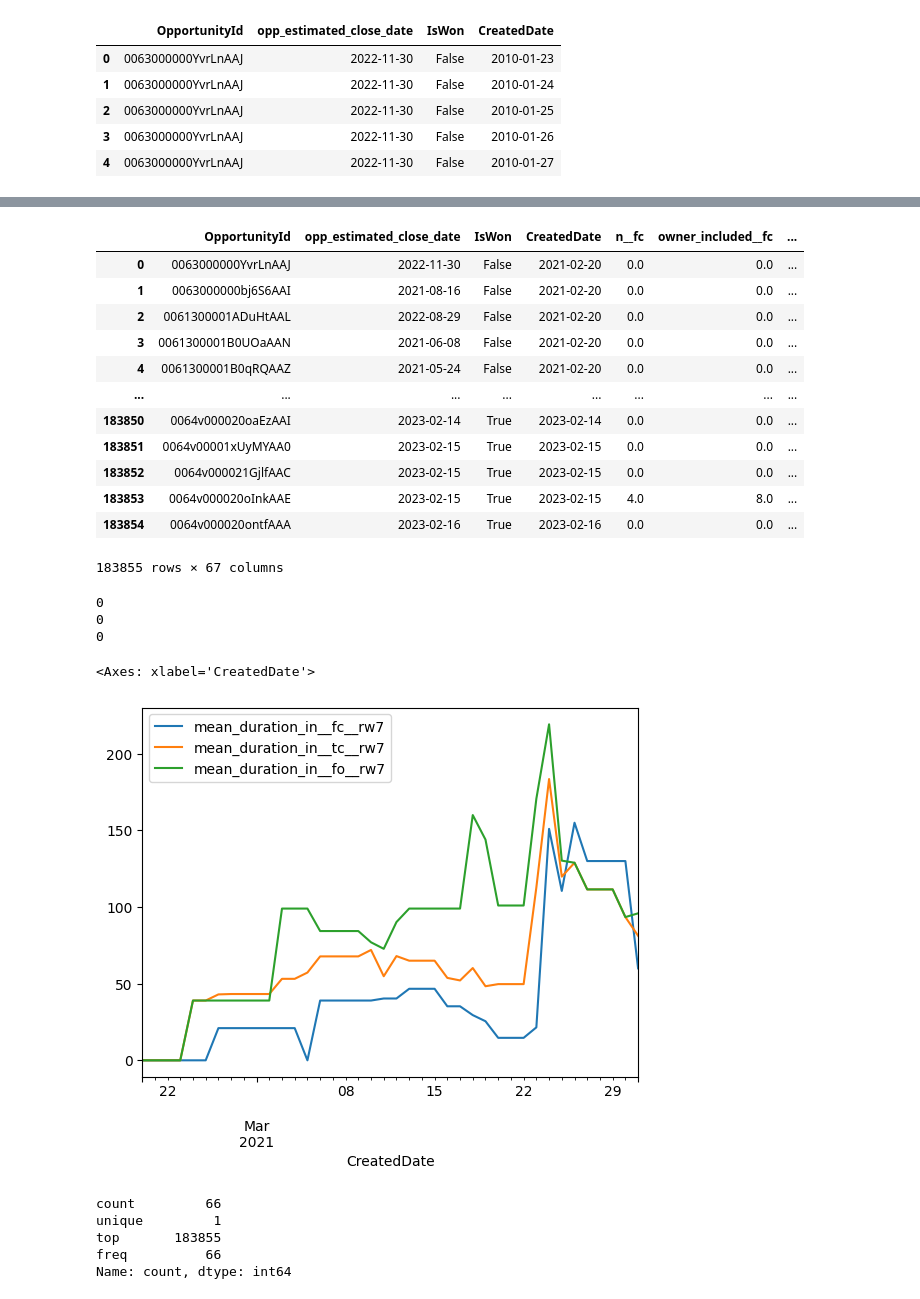
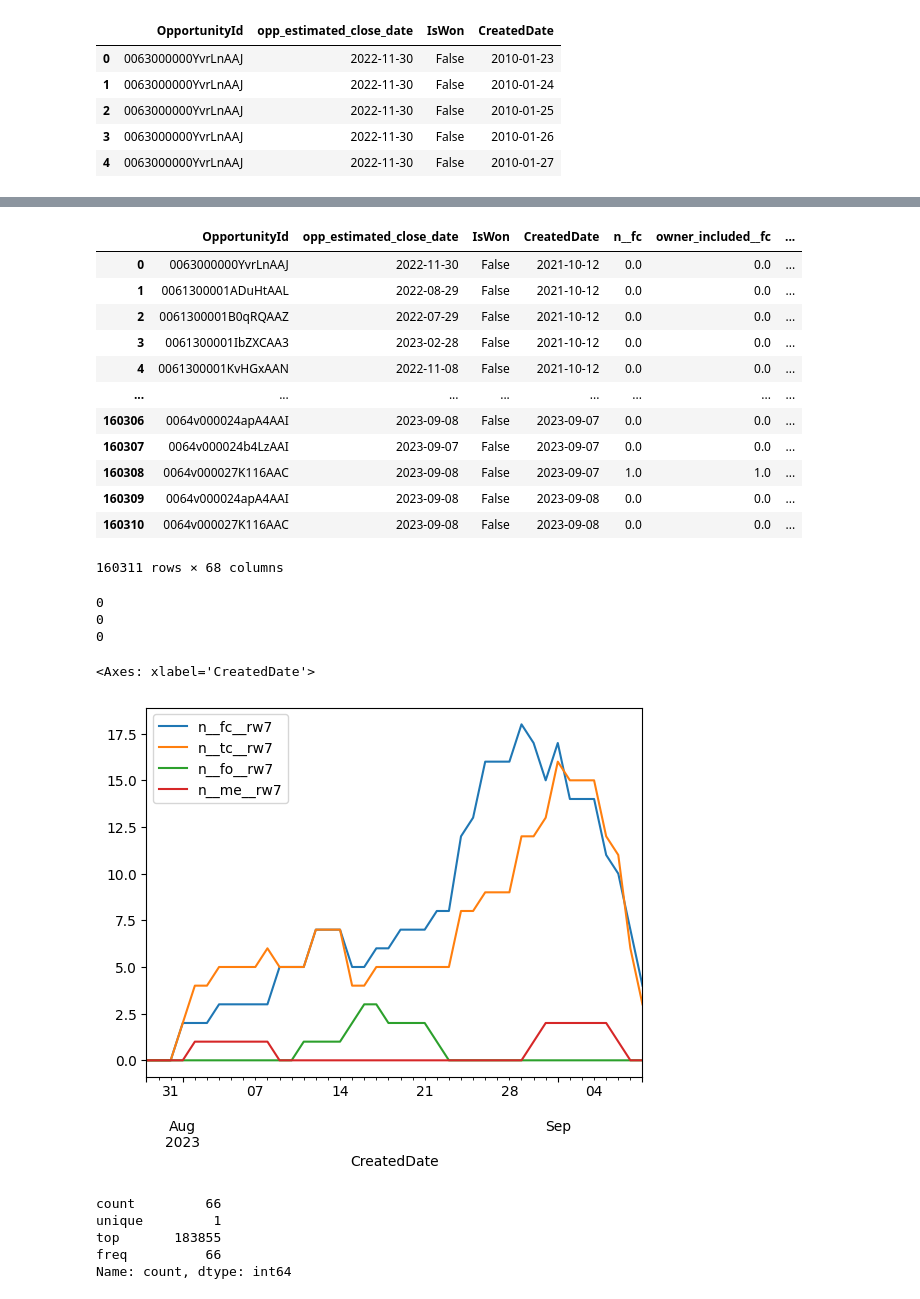
Before and after one commit to viktortsvil/capstone-rg, a Jupyter notebook: Work Product Fall 23.ipynb, the cells around one changed output, grey strips where cells are left out. Drawn from its saved outputs; the diff is of its cells as text; code cells hidden in the pictures.

Commit message:
tested shap; updated data

```diff
--- a/Work Product Fall 23.ipynb
+++ b/Work Product Fall 23.ipynb
@@ -55,6 +55,6 @@ opp_df.head()
 | 4 | 0063000000YvrLnAAJ | 2022-11-30 | False | 2010-01-27 |
 # %%
 # read incoming communications (aggregated) data
-fc_df = pd.read_parquet('src/email_data_FC.parquet')
+fc_df = pd.read_parquet('src/output_data_fc.parquet')
 fc_df.head()
 # %% [output]
@@ -79,19 +79,15 @@ opp_df.head()
 # %%
-# read outgoing communications (aggregated) data
-tc_df = pd.read_parquet('src/email_data_TC.parquet')
-# read indirect communications (aggregated) data
-fo_df = pd.read_parquet('src/email_data_FO.parquet')
+labels = ['fc', 'tc', 'fo', 'me']
 # %%
-for comm_df, label in [(fc_df, 'fc'), (tc_df, 'tc'), (fo_df, 'fo')]:
+for label in labels:
+    comm_df = pd.read_parquet(f'src/output_data_{label}.parquet')
     comm_df['CreatedDate'] = pd.to_datetime(comm_df['activity_ts'].dt.date)
     comm_df = comm_df.groupby(['CreatedDate', 'crm_id'], as_index=False).agg(
         crm_id=('crm_id', 'first'),
         n=('crm_id', 'count'),
         owner_included=('owner_included', 'sum'),
         duration_in=('duration_in', 'sum'),
-        duration_out=('duration_out', 'sum'),
         n_recipients=('n_recipients', 'sum'),
-        n_to=('n_to', 'sum'),
     )
     comm_df = comm_df.rename(columns={c: c + f"__{label}" for c in comm_df.columns if c not in ['CreatedDate', 'crm_id']})
     comm_df = comm_df.rename(columns={'crm_id': "OpportunityId"})
@@ -100,7 +96,7 @@ for comm_df, label in [(fc_df, 'fc'), (tc_df, 'tc'), (fo_df, 'fo')]:
 opp_df = opp_df.fillna(0)
 # %%
 window_sizes = [7, 30, 90]
-columns = ['n__fc', 'n__tc', 'n__fo', 'duration_in__fc', 'duration_in__tc', 'duration_in__fo']
+columns = ['n__fc', 'n__tc', 'n__fo', 'n__me', 'duration_in__fc', 'duration_in__tc', 'duration_in__fo', 'duration_in__me']
 
 for window in window_sizes:
     groupbyrolling = opp_df.groupby('OpportunityId', as_index=False)[columns].rolling(window=window, closed='left', min_periods=0)
@@ -126,16 +122,16 @@ for col in columns:
 opp_df
 # %% [output]
 |  | OpportunityId | opp_estimated_close_date | IsWon | CreatedDate | n__fc | owner_included__fc | ... |
-| 0 | 0063000000YvrLnAAJ | 2022-11-30 | False | 2021-02-20 | 0.0 | 0.0 | ... |
-| 1 | 0063000000bj6S6AAI | 2021-08-16 | False | 2021-02-20 | 0.0 | 0.0 | ... |
-| 2 | 0061300001ADuHtAAL | 2022-08-29 | False | 2021-02-20 | 0.0 | 0.0 | ... |
-| 3 | 0061300001B0UOaAAN | 2021-06-08 | False | 2021-02-20 | 0.0 | 0.0 | ... |
-| 4 | 0061300001B0qRQAAZ | 2021-05-24 | False | 2021-02-20 | 0.0 | 0.0 | ... |
+| 0 | 0063000000YvrLnAAJ | 2022-11-30 | False | 2021-10-12 | 0.0 | 0.0 | ... |
+| 1 | 0061300001ADuHtAAL | 2022-08-29 | False | 2021-10-12 | 0.0 | 0.0 | ... |
+| 2 | 0061300001B0qRQAAZ | 2022-07-29 | False | 2021-10-12 | 0.0 | 0.0 | ... |
+| 3 | 0061300001IbZXCAA3 | 2023-02-28 | False | 2021-10-12 | 0.0 | 0.0 | ... |
+| 4 | 0061300001KvHGxAAN | 2022-11-08 | False | 2021-10-12 | 0.0 | 0.0 | ... |
 | ... | ... | ... | ... | ... | ... | ... | ... |
-| 183850 | 0064v000020oaEzAAI | 2023-02-14 | True | 2023-02-14 | 0.0 | 0.0 | ... |
-| 183851 | 0064v00001xUyMYAA0 | 2023-02-15 | True | 2023-02-15 | 0.0 | 0.0 | ... |
-| 183852 | 0064v000021GjlfAAC | 2023-02-15 | True | 2023-02-15 | 0.0 | 0.0 | ... |
-| 183853 | 0064v000020oInkAAE | 2023-02-15 | True | 2023-02-15 | 4.0 | 8.0 | ... |
-| 183854 | 0064v000020ontfAAA | 2023-02-16 | True | 2023-02-16 | 0.0 | 0.0 | ... |
+| 160306 | 0064v000024apA4AAI | 2023-09-08 | False | 2023-09-07 | 0.0 | 0.0 | ... |
+| 160307 | 0064v000024b4LzAAI | 2023-09-07 | False | 2023-09-07 | 0.0 | 0.0 | ... |
+| 160308 | 0064v000027K116AAC | 2023-09-08 | False | 2023-09-07 | 1.0 | 1.0 | ... |
+| 160309 | 0064v000024apA4AAI | 2023-09-08 | False | 2023-09-08 | 0.0 | 0.0 | ... |
+| 160310 | 0064v000027K116AAC | 2023-09-08 | False | 2023-09-08 | 0.0 | 0.0 | ... |
-183855 rows × 67 columns
+160311 rows × 68 columns
 # %%
@@ -147,10 +143,10 @@ print(len(opp_df[opp_df.n__fo__x < opp_df.n__fo__rw90][cols]))
 0
 0
 # %%
-opp_df[opp_df.OpportunityId == '0061B00001d0r3cQAA'].plot(x='CreatedDate', y=['mean_duration_in__fc__rw7', 'mean_duration_in__tc__rw7', 'mean_duration_in__fo__rw7'])
+opp_df[opp_df.OpportunityId == '0064v000027K116AAC'].plot(x='CreatedDate', y=['n__fc__rw7', 'n__tc__rw7', 'n__fo__rw7', 'n__me__rw7'])
 # %% [output]
 <Axes: xlabel='CreatedDate'>
-[figure, old version]
+[figure, new version]
 # %%
 # find the first time opportunity is created
 opp_df['first_created_date'] = opp_df.groupby('OpportunityId')['CreatedDate'].transform('min')
```
Also changed, not shown: parts of 4 cells of this notebook, 11 other files.
